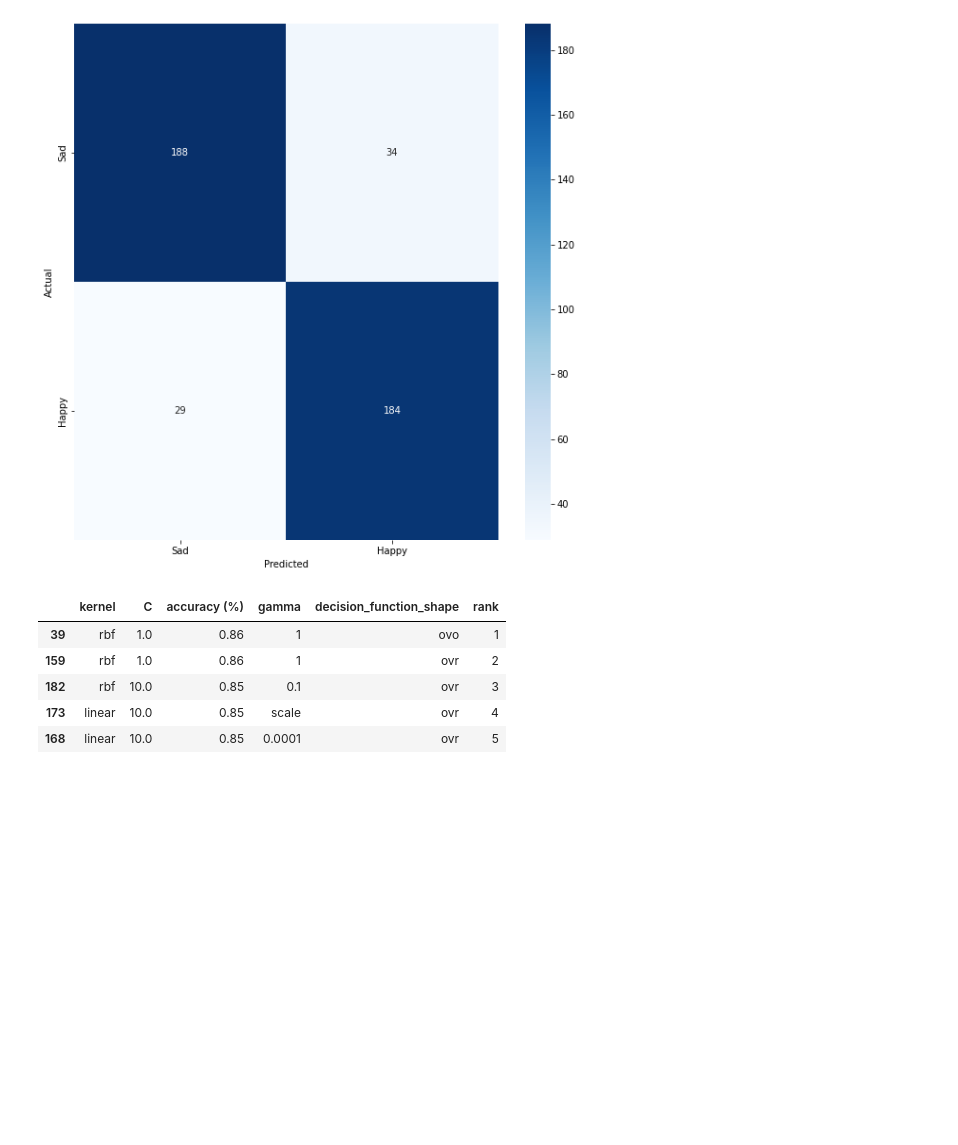
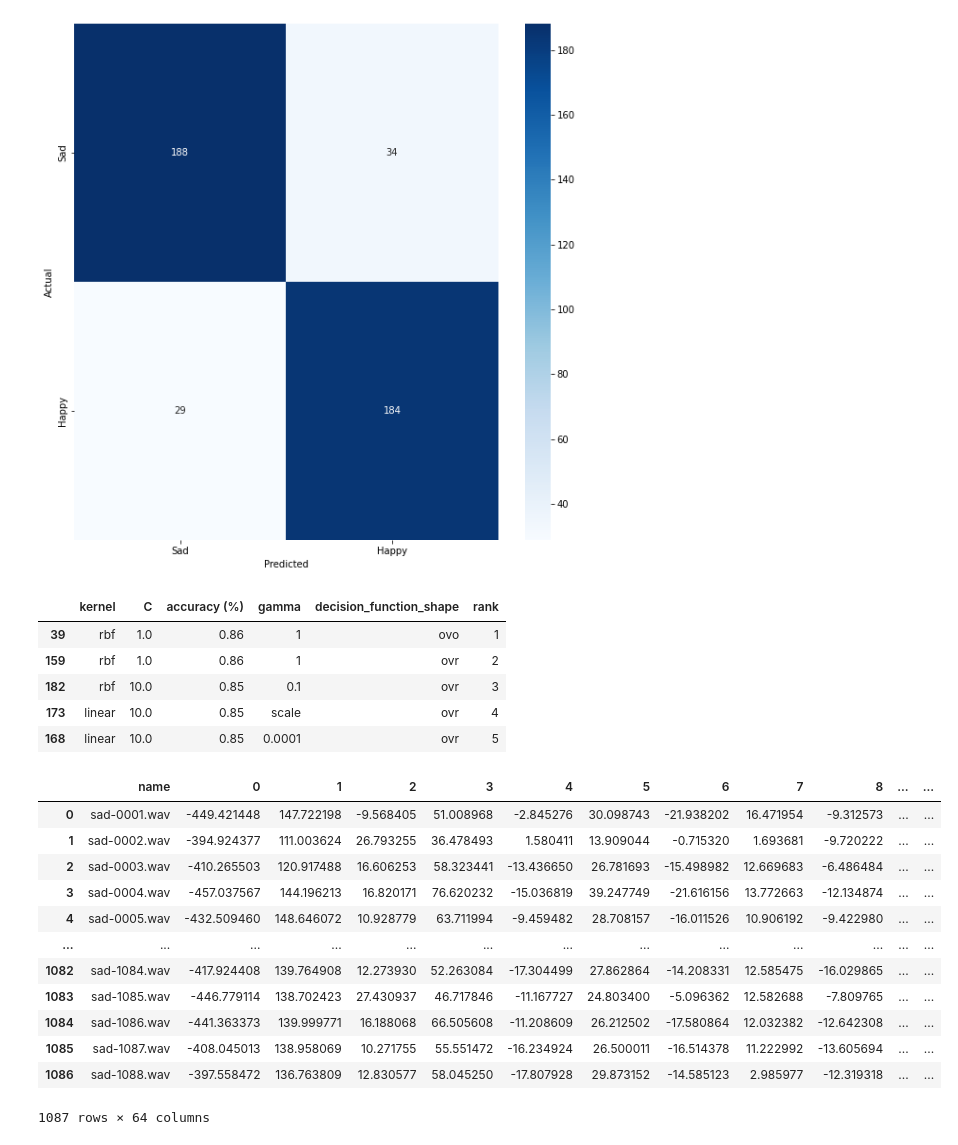
Before and after one commit to LvnnnX/Pemrosesan-Data-Multimedia, a Jupyter notebook: IPYNB-Code/Final-Project/final-project.ipynb, the cells around one changed output. Saved outputs shown, nothing was run; the diff lists cells and outputs as text; code cells hidden in the pictures; blank space fills up the shorter version.

```diff
--- a/IPYNB-Code/Final-Project/final-project.ipynb
+++ b/IPYNB-Code/Final-Project/final-project.ipynb
@@ -417,25 +439,39 @@ get_svm_score.head(5)
 # %%
 #TODO : Test input
 
 # INPUT_DIRECTORY = PATH / 'test_input'
 
 # for file_directory in os.listdir(INPUT_DIRECTORY):
 #     df = None
 #     for files in tqdm(os.listdir(INPUT_DIRECTORY / file_directory)):
 #         if(df is None):
 #             df = audio_features(path=INPUT_DIRECTORY / file_directory / files, mfcc_num=20)
 #         else:
 #             input_df = audio_features(path=INPUT_DIRECTORY / file_directory / files, mfcc_num=20)
 #             df = pd.concat([df, input_df])
 
 
-data1 = audio_features(path=HAPPYDIR, mfcc_num=20)
-data2 = audio_features(path=SADDIR, mfcc_num=20)
+# data1 = audio_features(path=HAPPYDIR, mfcc_num=20)
+# data2 = audio_features(path=SADDIR, mfcc_num=20)
 
-df = pd.concat([data1, data2])
+# df = pd.concat([data1, data2])
 
-# df = audio_features(path=f'D:\\Compressed\\Soundpad\\Sound\\', mfcc_num=20)
-# df
+df = audio_features(path=f'C:\\NGODING\\Python\\PDM\\IPYNB-Code\\Final-Project\\dataset\\Sad', mfcc_num=20)
+df
+# %% [output]
+|  | name | 0 | 1 | 2 | 3 | 4 | 5 | 6 | 7 | 8 | ... | ... |
+| 0 | sad-0001.wav | -449.421448 | 147.722198 | -9.568405 | 51.008968 | -2.845276 | 30.098743 | -21.938202 | 16.471954 | -9.312573 | ... | ... |
+| 1 | sad-0002.wav | -394.924377 | 111.003624 | 26.793255 | 36.478493 | 1.580411 | 13.909044 | -0.715320 | 1.693681 | -9.720222 | ... | ... |
+| 2 | sad-0003.wav | -410.265503 | 120.917488 | 16.606253 | 58.323441 | -13.436650 | 26.781693 | -15.498982 | 12.669683 | -6.486484 | ... | ... |
+| 3 | sad-0004.wav | -457.037567 | 144.196213 | 16.820171 | 76.620232 | -15.036819 | 39.247749 | -21.616156 | 13.772663 | -12.134874 | ... | ... |
+| 4 | sad-0005.wav | -432.509460 | 148.646072 | 10.928779 | 63.711994 | -9.459482 | 28.708157 | -16.011526 | 10.906192 | -9.422980 | ... | ... |
+| ... | ... | ... | ... | ... | ... | ... | ... | ... | ... | ... | ... | ... |
+| 1082 | sad-1084.wav | -417.924408 | 139.764908 | 12.273930 | 52.263084 | -17.304499 | 27.862864 | -14.208331 | 12.585475 | -16.029865 | ... | ... |
+| 1083 | sad-1085.wav | -446.779114 | 138.702423 | 27.430937 | 46.717846 | -11.167727 | 24.803400 | -5.096362 | 12.582688 | -7.809765 | ... | ... |
+| 1084 | sad-1086.wav | -441.363373 | 139.999771 | 16.188068 | 66.505608 | -11.208609 | 26.212502 | -17.580864 | 12.032382 | -12.642308 | ... | ... |
+| 1085 | sad-1087.wav | -408.045013 | 138.958069 | 10.271755 | 55.551472 | -16.234924 | 26.500011 | -16.514378 | 11.222992 | -13.605694 | ... | ... |
+| 1086 | sad-1088.wav | -397.558472 | 136.763809 | 12.830577 | 58.045250 | -17.807928 | 29.873152 | -14.585123 | 2.985977 | -12.319318 | ... | ... |
+1087 rows × 64 columns
 # %%
 df.reset_index(drop=True, inplace=True)
 # %%
```
Also changed, not shown: parts of 22 cells of this notebook, 19 other files.
